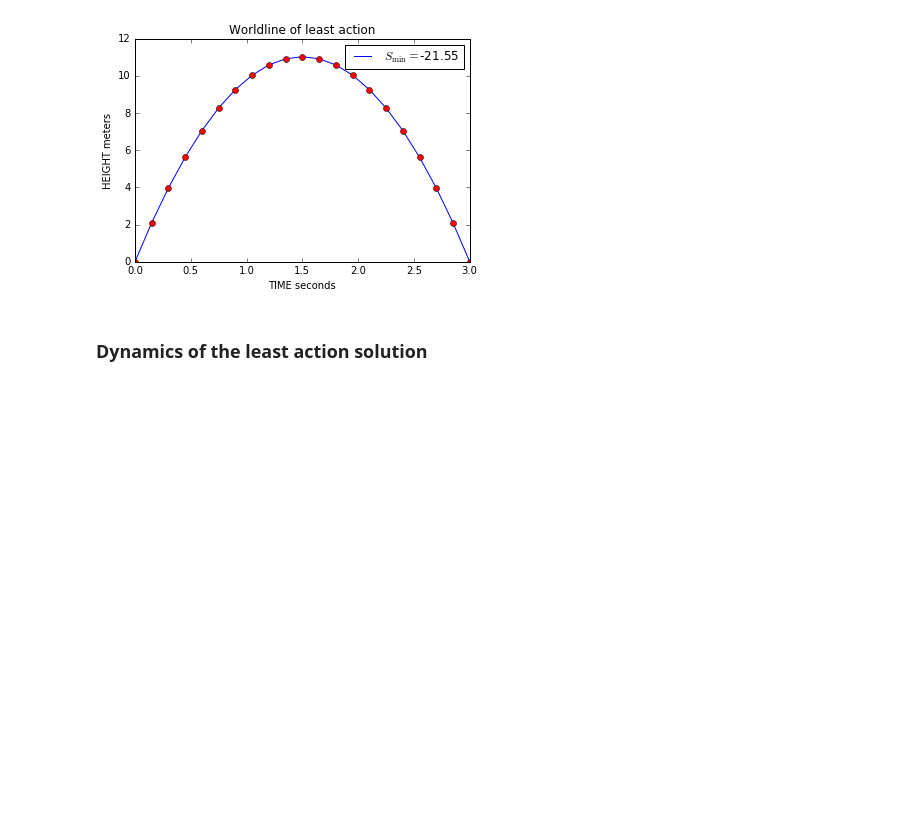
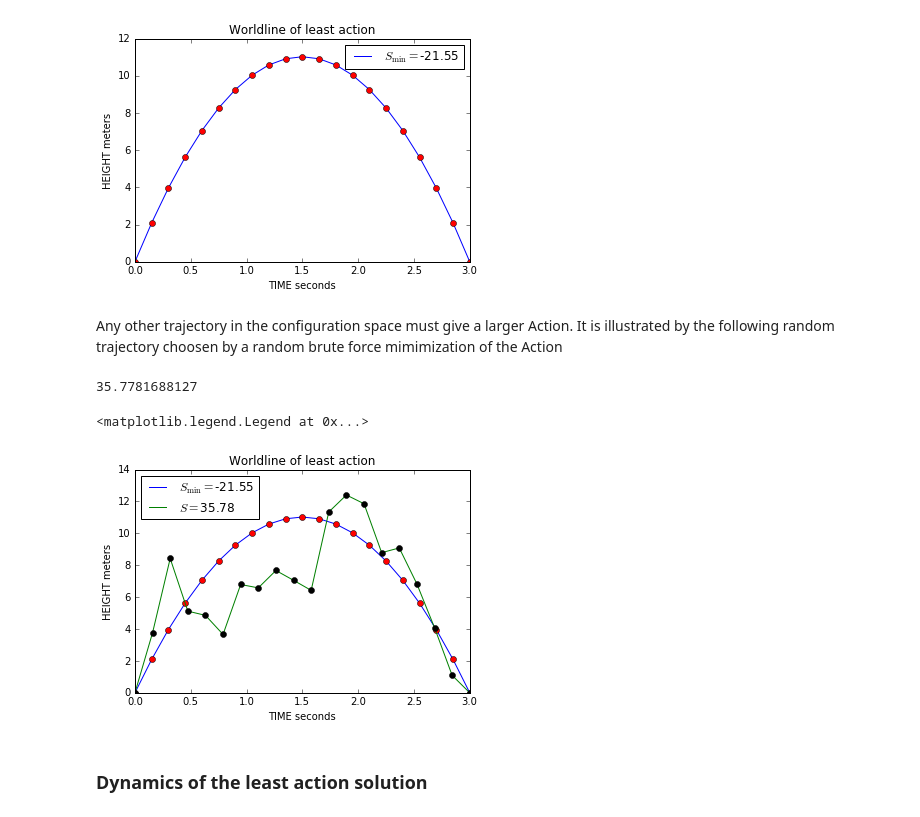
Before and after one commit to restrepo/LeastAction, a Jupyter notebook: index.ipynb, the cells around one changed output. Cells and saved outputs as stored; diff of their text form; code cells hidden in the pictures; blank space fills up the shorter version.

```diff
--- a/index.ipynb
+++ b/index.ipynb
@@ -118,6 +118,34 @@ plt.legend(loc='best')
 # %% [output]
 <matplotlib.legend.Legend at 0x...>
 [figure]
+# %% [markdown]
+Any other trajectory in the configuration space must give a larger Action. It is illustrated by the following random trajectory choosen by a random brute force mimimization of the Action
+# %%
+srmin=1E20
+for i in range(100000):
+    xx=np.random.uniform(0,17,20)
+    if S(xx)<srmin:
+        srmin=S(xx)
+        xrmin=xx
+
+t=3.
+Dt=t/xrmin[:-1].size
+txx=np.arange(0,t+Dt,Dt)
+print srmin
+# %% [output]
+35.7781688127
+# %%
+plt.plot(tx,x,label='$S_{\mathrm{min}}=$%.2f' %Smin)
+plt.plot(tx,x,'ro')
+plt.plot(txx,xrmin,label='$S=$%.2f' %S(xrmin))
+plt.plot(txx,xrmin,'ko')
+plt.ylabel('HEIGHT meters')
+plt.xlabel('TIME seconds')
+plt.title('Worldline of least action')
+plt.legend(loc='best')
+# %% [output]
+<matplotlib.legend.Legend at 0x...>
+[figure, added]
 # %% [markdown]
 ### Dynamics of the least action solution
 # %% [markdown]
```
